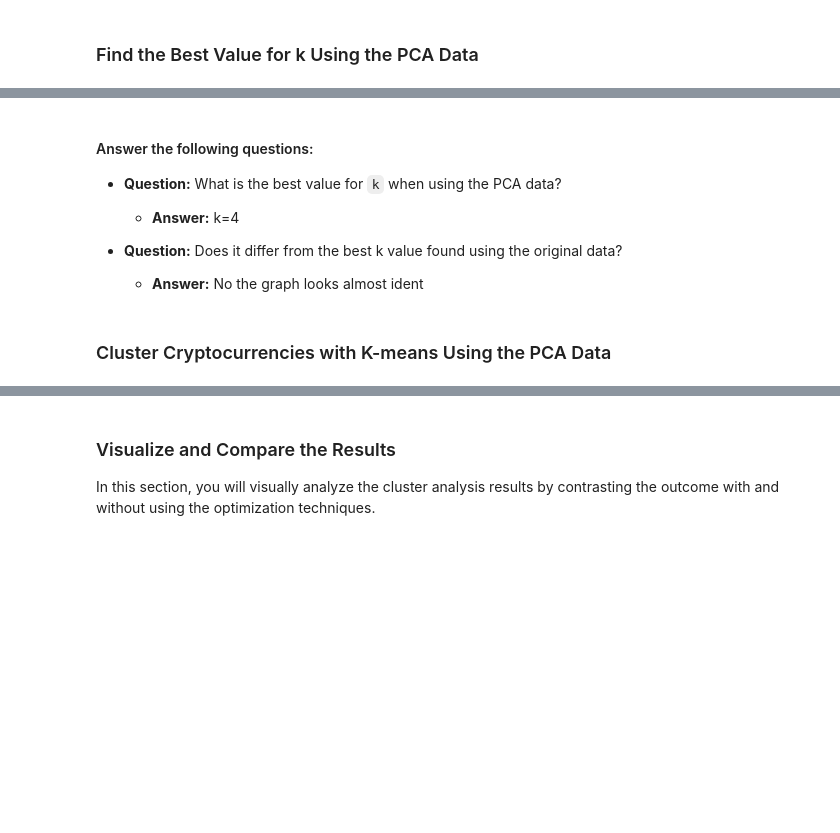
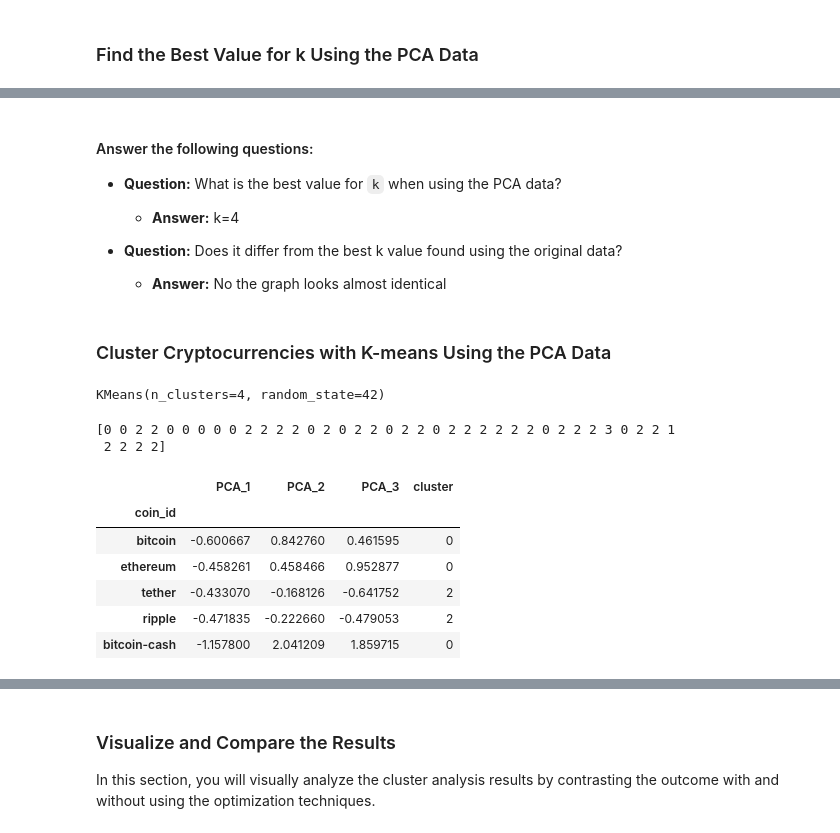
Before and after one commit to comfyben/CryptoClustering, a Jupyter notebook: Crypto_Clustering.ipynb, the cells around one changed output, grey strips where cells are left out. Cells and saved outputs as stored; diff of their text form; code cells hidden in the pictures; blank space fills up the shorter version.

```diff
--- a/Crypto_Clustering.ipynb
+++ b/Crypto_Clustering.ipynb
@@ -302,25 +302,42 @@ df_pca_elbow.hvplot.line(
 
 * **Question:** Does it differ from the best k value found using the original data?
 
-  * **Answer:** No the graph looks almost ident
+  * **Answer:** No the graph looks almost identical
 # %% [markdown]
 ### Cluster Cryptocurrencies with K-means Using the PCA Data
 # %%
 # Initialize the K-Means model using the best value for k
+pca_k4 = KMeans(n_clusters=4, random_state=42)
 # %%
 # Fit the K-Means model using the PCA data
+pca_k4.fit(df_pca)
+# %% [output]
+KMeans(n_clusters=4, random_state=42)
 # %%
 # Predict the clusters to group the cryptocurrencies using the PCA data
-
+pca_predictions = pca_k4.predict(df_pca)
 # Print the resulting array of cluster values.
+print(pca_predictions)
+# %% [output]
+[0 0 2 2 0 0 0 0 0 2 2 2 2 0 2 0 2 2 0 2 2 0 2 2 2 2 2 2 0 2 2 2 3 0 2 2 1
+ 2 2 2 2]
 # %%
 # Create a copy of the DataFrame with the PCA data
-
+df_pca_clusters = df_pca.copy()
 
 # Add a new column to the DataFrame with the predicted clusters
-
+df_pca_clusters['cluster'] = pca_predictions
 
 # Display sample data
+df_pca_clusters.head()
+# %% [output]
+|  | PCA_1 | PCA_2 | PCA_3 | cluster |
+| coin_id |  |  |  |  |
+| bitcoin | -0.600667 | 0.842760 | 0.461595 | 0 |
+| ethereum | -0.458261 | 0.458466 | 0.952877 | 0 |
+| tether | -0.433070 | -0.168126 | -0.641752 | 2 |
+| ripple | -0.471835 | -0.222660 | -0.479053 | 2 |
+| bitcoin-cash | -1.157800 | 2.041209 | 1.859715 | 0 |
 # %%
 # Create a scatter plot using hvPlot by setting
 # `x="PC1"` and `y="PC2"`.
```
Also changed, not shown: parts of 6 cells of this notebook, 1 other file.
